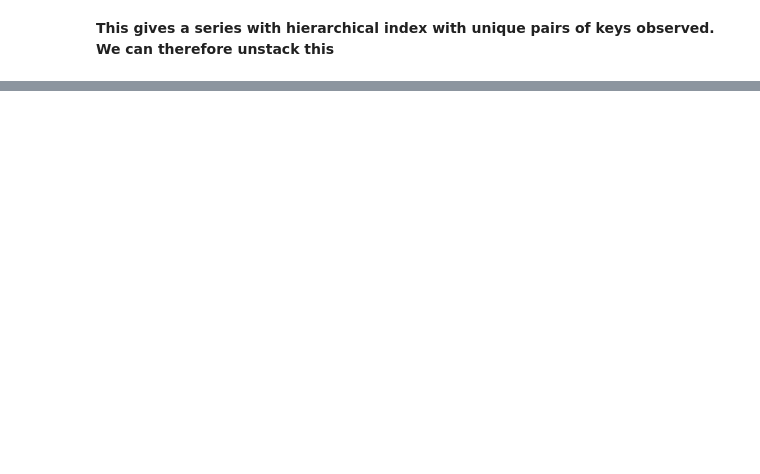
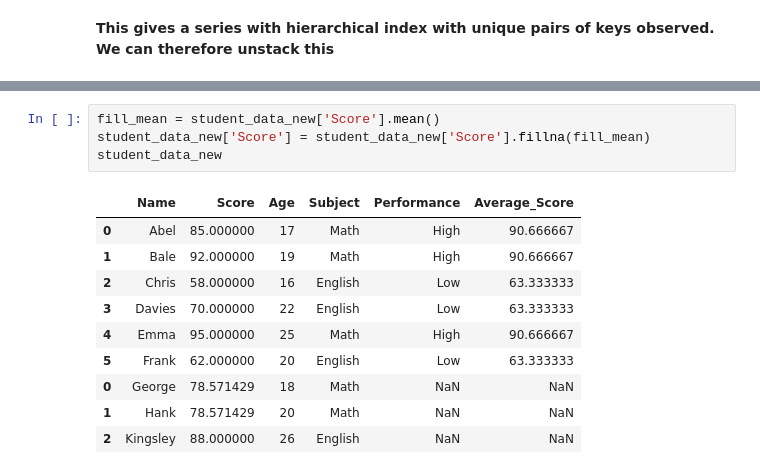
Before and after one commit to Craphtr/Python-Essentials-For-Machine-Learning, a Jupyter notebook: 09_Data_Aggregation_in_Pandas.ipynb, the cells around one changed output, grey strips where cells are left out. Drawn from its saved outputs; the diff is of its cells as text; blank space fills up the shorter version.

```diff
--- a/09_Data_Aggregation_in_Pandas.ipynb
+++ b/09_Data_Aggregation_in_Pandas.ipynb
@@ -187,0 +442,15 @@ multi_grouped.unstack()
+# %%
+fill_mean = student_data_new['Score'].mean()
+student_data_new['Score'] = student_data_new['Score'].fillna(fill_mean)
+student_data_new
+# %% [output]
+|  | Name | Score | Age | Subject | Performance | Average_Score |
+| 0 | Abel | 85.000000 | 17 | Math | High | 90.666667 |
+| 1 | Bale | 92.000000 | 19 | Math | High | 90.666667 |
+| 2 | Chris | 58.000000 | 16 | English | Low | 63.333333 |
+| 3 | Davies | 70.000000 | 22 | English | Low | 63.333333 |
+| 4 | Emma | 95.000000 | 25 | Math | High | 90.666667 |
+| 5 | Frank | 62.000000 | 20 | English | Low | 63.333333 |
+| 0 | George | 78.571429 | 18 | Math | NaN | NaN |
+| 1 | Hank | 78.571429 | 20 | Math | NaN | NaN |
+| 2 | Kingsley | 88.000000 | 26 | English | NaN | NaN |
```
Also changed, not shown: parts of 38 cells of this notebook.
